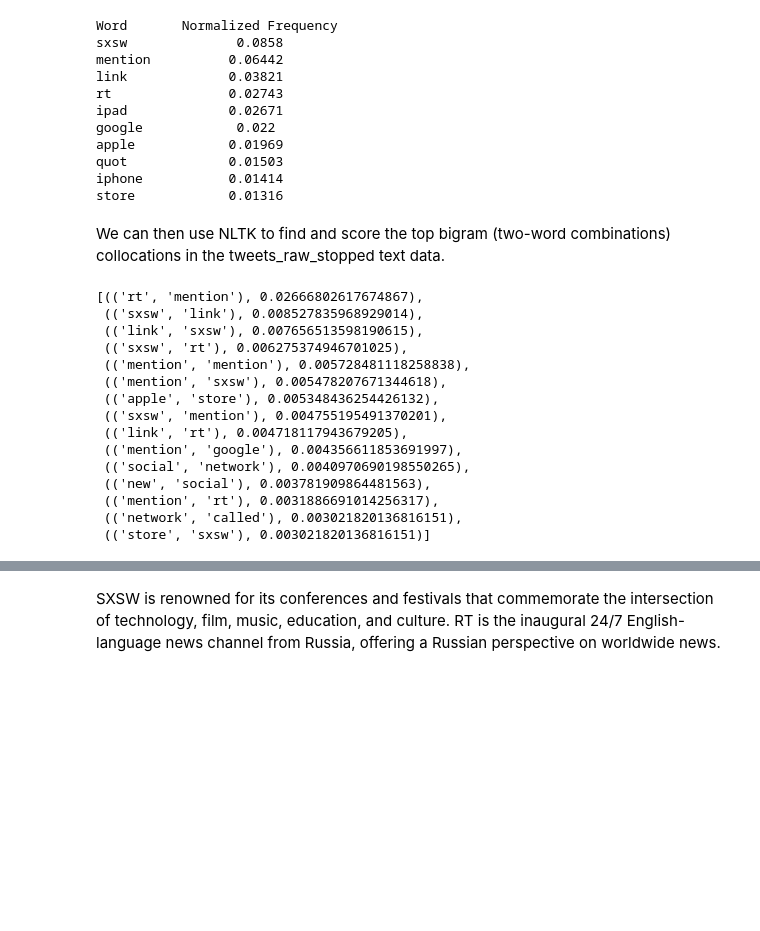
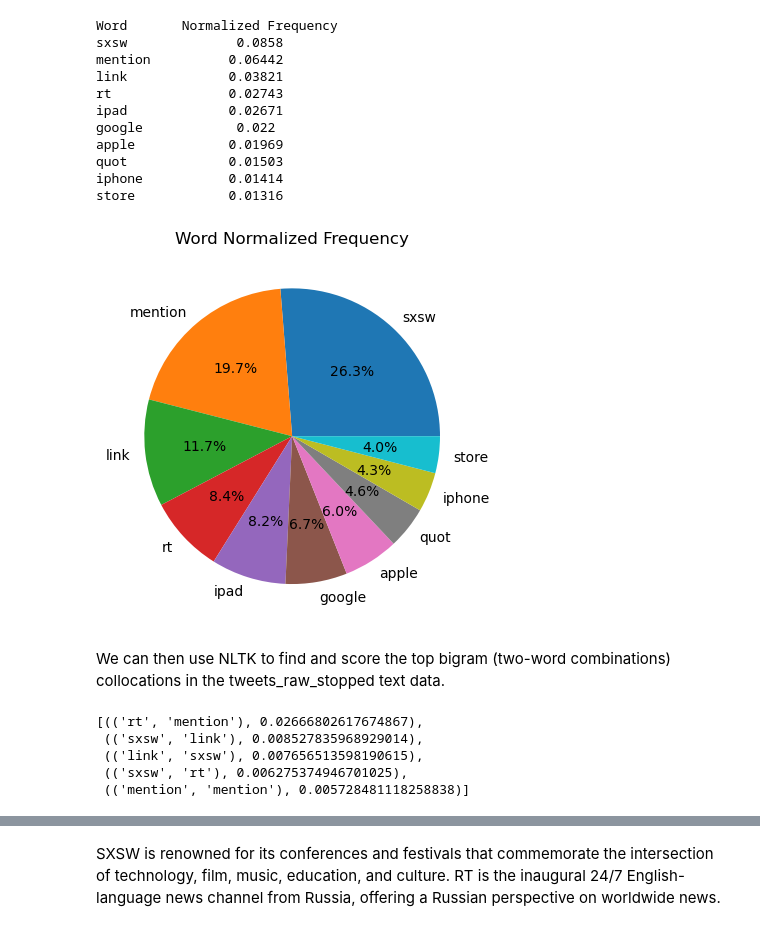
Before and after one commit to KiarieJeff/dsc-phase-4-project, a Jupyter notebook: test2.ipynb, the cells around one changed output, grey strips where cells are left out. Saved outputs shown, nothing was run; the diff lists cells and outputs as text; code cells hidden in the pictures; blank space fills up the shorter version.

```diff
--- a/test2.ipynb
+++ b/test2.ipynb
@@ -273,8 +273,13 @@ total_word_count = sum(tweets_freqdist.values())
 # Get and print the top 10 most frequent words with normalized frequencies
 tweets_freqdist_top_10 = tweets_freqdist.most_common(10)
 print(f'{"Word":<10} {"Normalized Frequency":<20}')
+
+freq = []
+wrd = []
 for word in tweets_freqdist_top_10:
     normalized_frequency = word[1] / total_word_count
+    freq.append(normalized_frequency)
+    wrd.append(word[0])
     print(f'{word[0]:<10} {normalized_frequency:^20.4}')
 # %% [output]
 Word       Normalized Frequency
@@ -288,6 +293,14 @@ apple            0.01969
 quot             0.01503
 iphone           0.01414
 store            0.01316
+# %%
+import matplotlib.pyplot as plt
+
+plt.pie(freq, labels=wrd, autopct='%1.1f%%')
+plt.title('Word Normalized Frequency')
+plt.show()
+# %% [output]
+[figure, added]
 # %% [markdown]
 We can then use NLTK to find and score the top bigram (two-word combinations) collocations in the tweets_raw_stopped text data.
 # %%
@@ -296,20 +309,10 @@ from nltk.collocations import BigramCollocationFinder
 bigram_measures = nltk.collocations.BigramAssocMeasures()
 tweets_finder = BigramCollocationFinder.from_words(tweets_raw_stopped)
 tweets_scored = tweets_finder.score_ngrams(bigram_measures.raw_freq)
-tweets_scored[:15]
+tweets_scored[:5]
 # %% [output]
 [(('rt', 'mention'), 0.02666802617674867),
  (('sxsw', 'link'), 0.008527835968929014),
  (('link', 'sxsw'), 0.007656513598190615),
  (('sxsw', 'rt'), 0.006275374946701025),
- (('mention', 'mention'), 0.005728481118258838),
- (('mention', 'sxsw'), 0.005478207671344618),
- (('apple', 'store'), 0.005348436254426132),
- (('sxsw', 'mention'), 0.004755195491370201),
- (('link', 'rt'), 0.004718117943679205),
- (('mention', 'google'), 0.004356611853691997),
- (('social', 'network'), 0.0040970690198550265),
- (('new', 'social'), 0.003781909864481563),
- (('mention', 'rt'), 0.0031886691014256317),
- (('network', 'called'), 0.003021820136816151),
- (('store', 'sxsw'), 0.003021820136816151)]
+ (('mention', 'mention'), 0.005728481118258838)]
```
Also changed, not shown: parts of 2 cells of this notebook, 3 other files.
